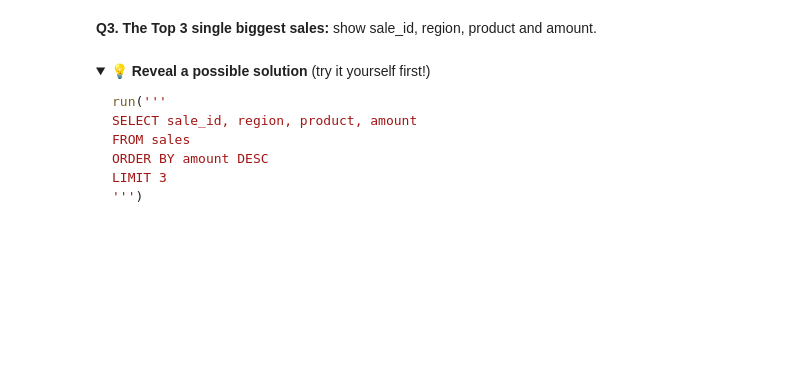
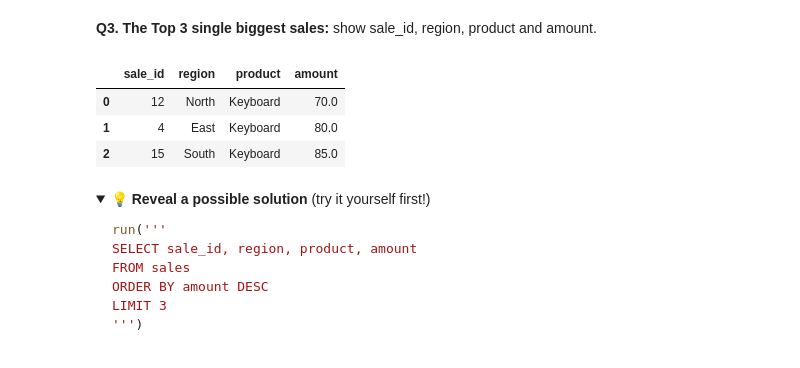
Before and after one commit to profhamilton3/DataAnalytics, a Jupyter notebook: session_3_sql_fundamentals_sqlite.ipynb, the cells around one changed output. Saved outputs shown, nothing was run; the diff lists cells and outputs as text; code cells hidden in the pictures; folded sections open; blank space fills up the shorter version.

```diff
--- a/session_3_sql_fundamentals_sqlite.ipynb
+++ b/session_3_sql_fundamentals_sqlite.ipynb
@@ -396,12 +518,18 @@ ORDER BY units_sold DESC
 # %% [markdown]
 **Q3. The Top 3 single biggest sales:** show sale_id, region, product and amount.
 # %%
+# @title Q3. Top 3 single biggest sales:  SELECT FROM ORDER BY LIMIT
 run('''
 SELECT sale_id, region, product, amount
 FROM sales
-ORDER BY ___
-LIMIT ___
+ORDER BY amount
+LIMIT 3
 ''')
+# %% [output]
+|  | sale_id | region | product | amount |
+| 0 | 12 | North | Keyboard | 70.0 |
+| 1 | 4 | East | Keyboard | 80.0 |
+| 2 | 15 | South | Keyboard | 85.0 |
 # %% [markdown]
 <details>
 <summary><b>💡 Reveal a possible solution</b> (try it yourself first!)</summary>
```
Also changed, not shown: parts of 26 cells of this notebook.
